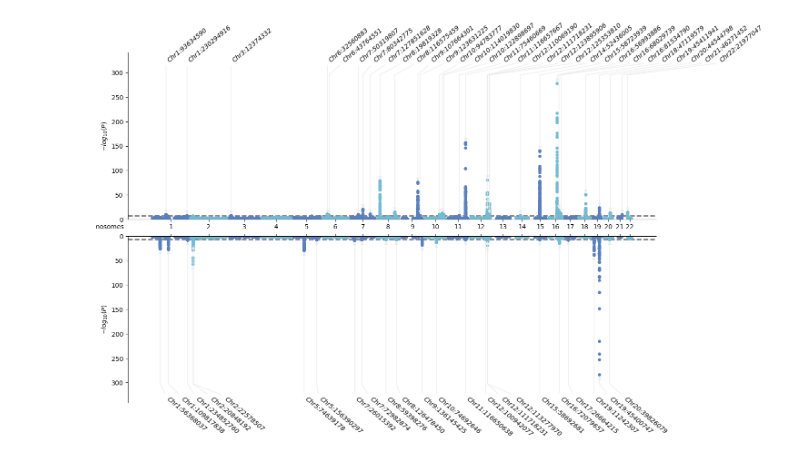
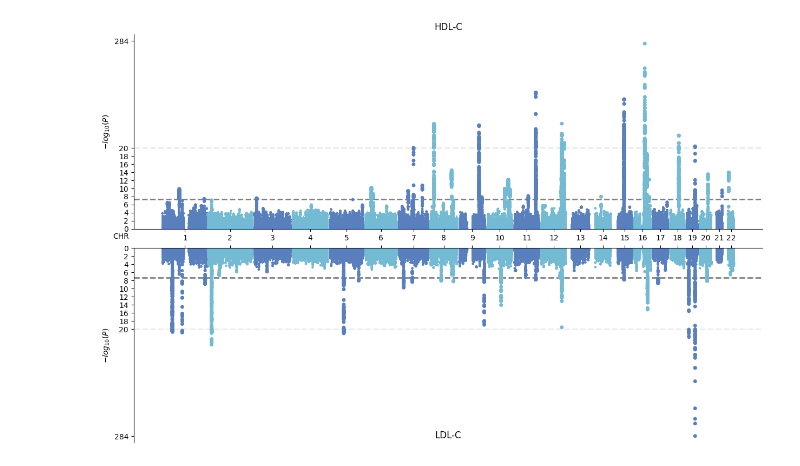
Before and after one commit to Cloufield/GWASTutorial, a Jupyter notebook: 08_LDSC/miami.ipynb, the cells around one changed output. Drawn from its saved outputs; the diff is of its cells as text; code cells hidden in the pictures.

Commit message:
fixed miami plot

```diff
--- a/08_LDSC/miami.ipynb
+++ b/08_LDSC/miami.ipynb
@@ -85,6 +87,8 @@ gl.plot_miami(
           cols1=["CHR","POS","P"],
           cols2=["CHR","POS","P"],
           sep=["\t","\t"],
-          anno= True
+          anno= None, cut=20,
+          titles=["HDL-C","LDL-C"],
+          titles_pad=[0,0]
           )
 # %% [output]
@@ -101 +105 @@ Wed Dec 28 00:21:10 2022  -Annotating using column CHR:POS...
-[figure, old version]
+[figure, new version]
```
Also changed, not shown: parts of 7 cells of this notebook.
